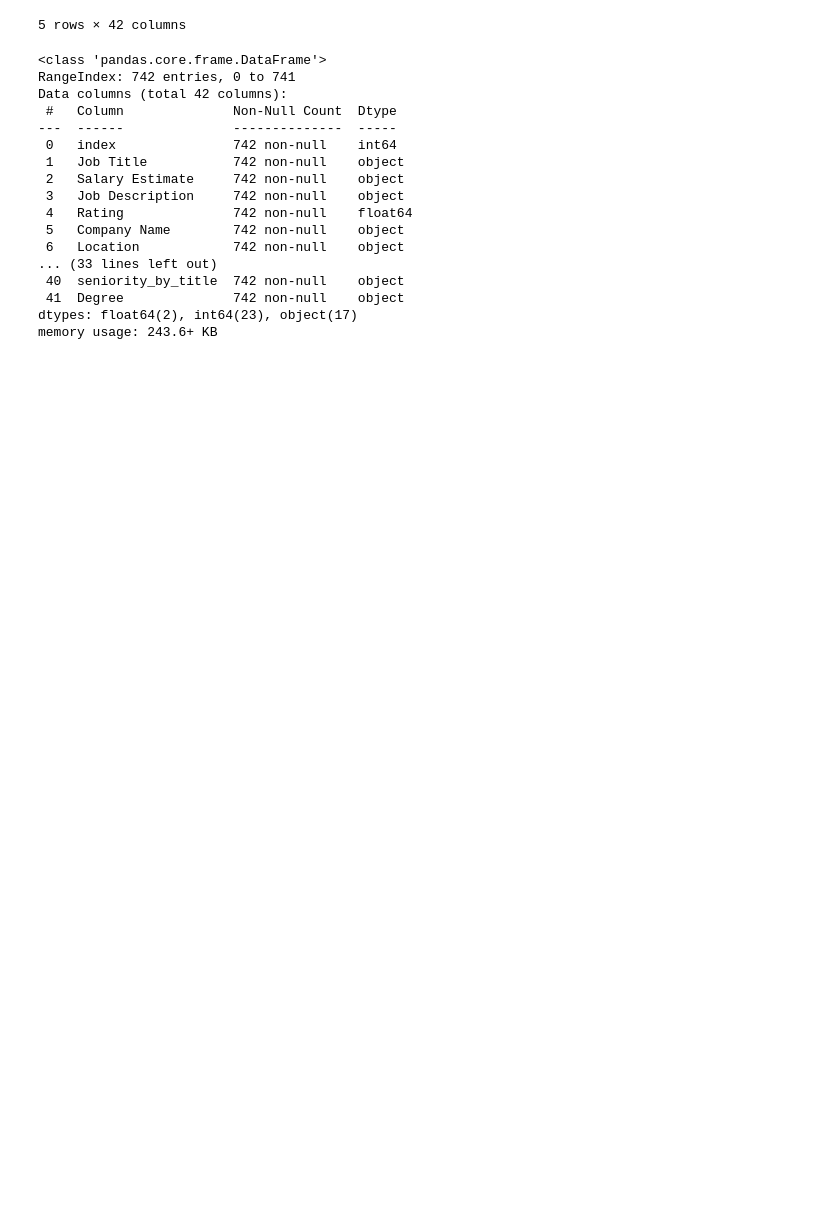
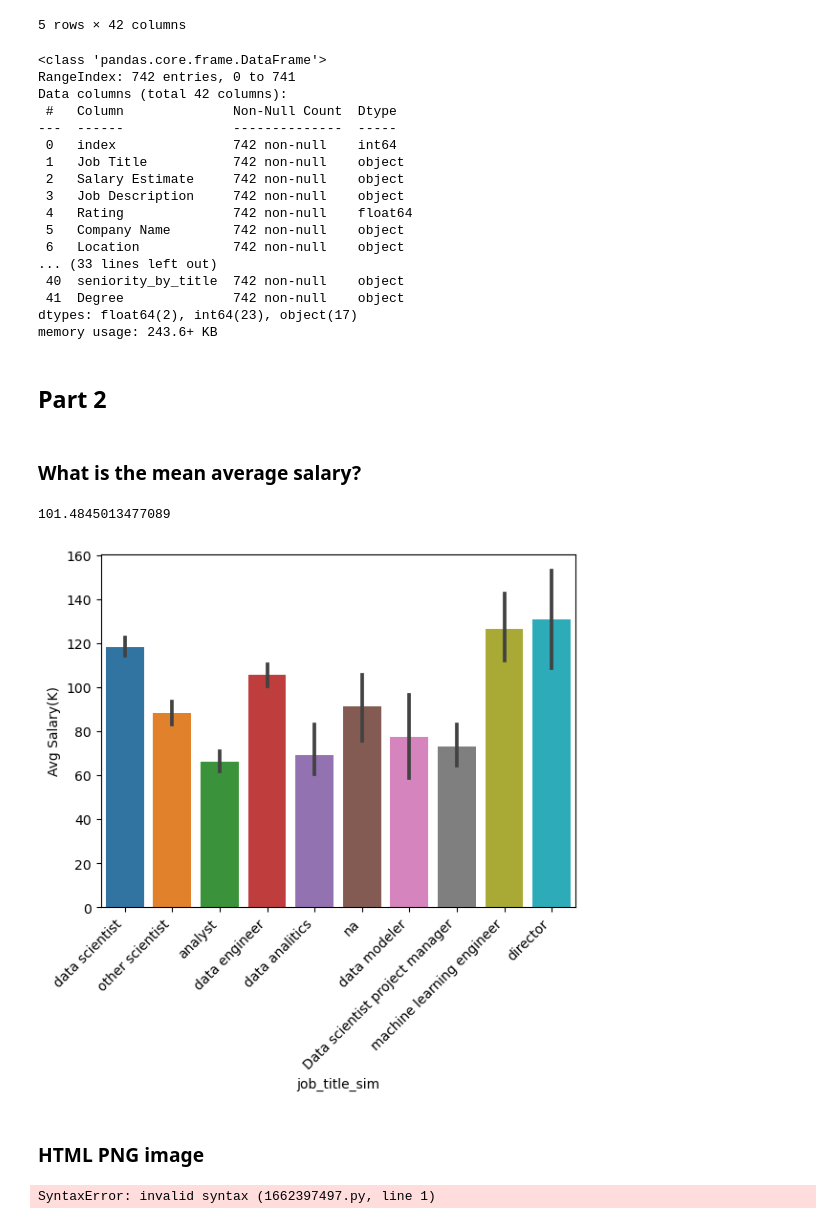
Before and after one commit to hgploutz/0227-Wk13-Local-Workflow-Practice, a Jupyter notebook: 0227CodeAlong.ipynb, the cells around one changed output. Drawn from its saved outputs; the diff is of its cells as text; code cells hidden in the pictures; blank space fills up the shorter version.

```diff
--- a/0227CodeAlong.ipynb
+++ b/0227CodeAlong.ipynb
@@ -38,3 +38,23 @@ Data columns (total 42 columns):
  41  Degree              742 non-null    object
 dtypes: float64(2), int64(23), object(17)
 memory usage: 243.6+ KB
+# %% [markdown]
+## Part 2
+# %% [markdown]
+### What is the mean average salary?
+# %%
+df['Avg Salary(K)'].mean()
+# %% [output]
+101.4845013477089
+# %%
+ax = sns.barplot(data=df, x='job_title_sim', y='Avg Salary(K)')
+ax.set_xticklabels(ax.get_xticklabels(),rotation=45,ha='right')
+plt.savefig('Data/barplot.png',pad_inches=2)
+# %% [output]
+[figure, added]
+# %% [markdown]
+### HTML PNG image
+# %%
+<img src='barplot.png'>
+# %% [output]
+SyntaxError: invalid syntax (1662397497.py, line 1)
```
Also changed, not shown: 2 other files.
